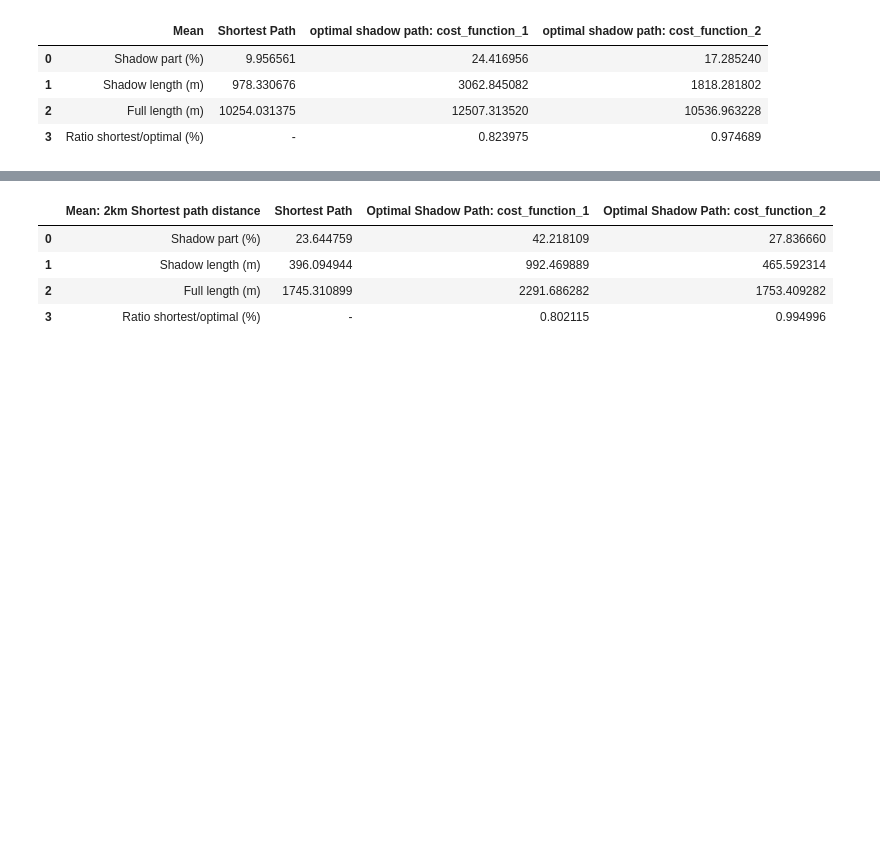
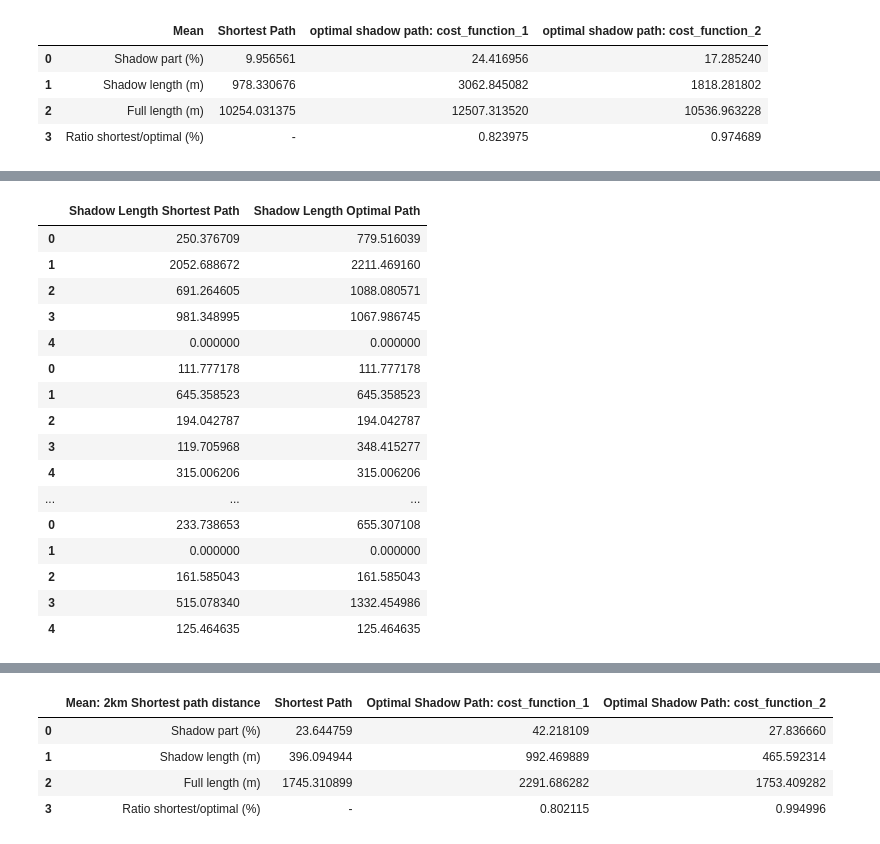
Before and after one commit to suvihanninen/CoolWalk-App, a Jupyter notebook: backend/Benchmarking.ipynb, the cells around one changed output, grey strips where cells are left out. Cells and saved outputs as stored; diff of their text form; code cells hidden in the pictures; blank space fills up the shorter version.

```diff
--- a/backend/Benchmarking.ipynb
+++ b/backend/Benchmarking.ipynb
@@ -556,0 +592,9 @@ def calculateStats(list_of_Xkm_paths_shortest,list_of_Xkm_paths_cost1, list_of_X
+# %%
+def calculateShadowPartLength(list_of_Xkm_paths_shortest,list_of_Xkm_paths_cost1, list_of_Xkm_paths_cost2):
+    list_total_Xkm_length_short = get_list_of_total_path_shadowed_length(list_of_Xkm_paths_shortest)
+
+    list_total_Xkm_length_cost1 = get_list_of_total_path_shadowed_length(list_of_Xkm_paths_cost1)
+
+    list_total_Xkm_length_cost2 = get_list_of_total_path_shadowed_length(list_of_Xkm_paths_cost2)
+
+    return list_total_Xkm_length_short, list_total_Xkm_length_cost1, list_total_Xkm_length_cost2
@@ -556,0 +753,20 @@ def calculateStats(list_of_Xkm_paths_shortest,list_of_Xkm_paths_cost1, list_of_X
+# %%
+df_Shadow_part_length
+# %% [output]
+|  | Shadow Length Shortest Path | Shadow Length Optimal Path |
+| 0 | 250.376709 | 779.516039 |
+| 1 | 2052.688672 | 2211.469160 |
+| 2 | 691.264605 | 1088.080571 |
+| 3 | 981.348995 | 1067.986745 |
+| 4 | 0.000000 | 0.000000 |
+| 0 | 111.777178 | 111.777178 |
+| 1 | 645.358523 | 645.358523 |
+| 2 | 194.042787 | 194.042787 |
+| 3 | 119.705968 | 348.415277 |
+| 4 | 315.006206 | 315.006206 |
+| ... | ... | ... |
+| 0 | 233.738653 | 655.307108 |
+| 1 | 0.000000 | 0.000000 |
+| 2 | 161.585043 | 161.585043 |
+| 3 | 515.078340 | 1332.454986 |
+| 4 | 125.464635 | 125.464635 |
```
Also changed, not shown: parts of 37 cells of this notebook, 5 other files.
